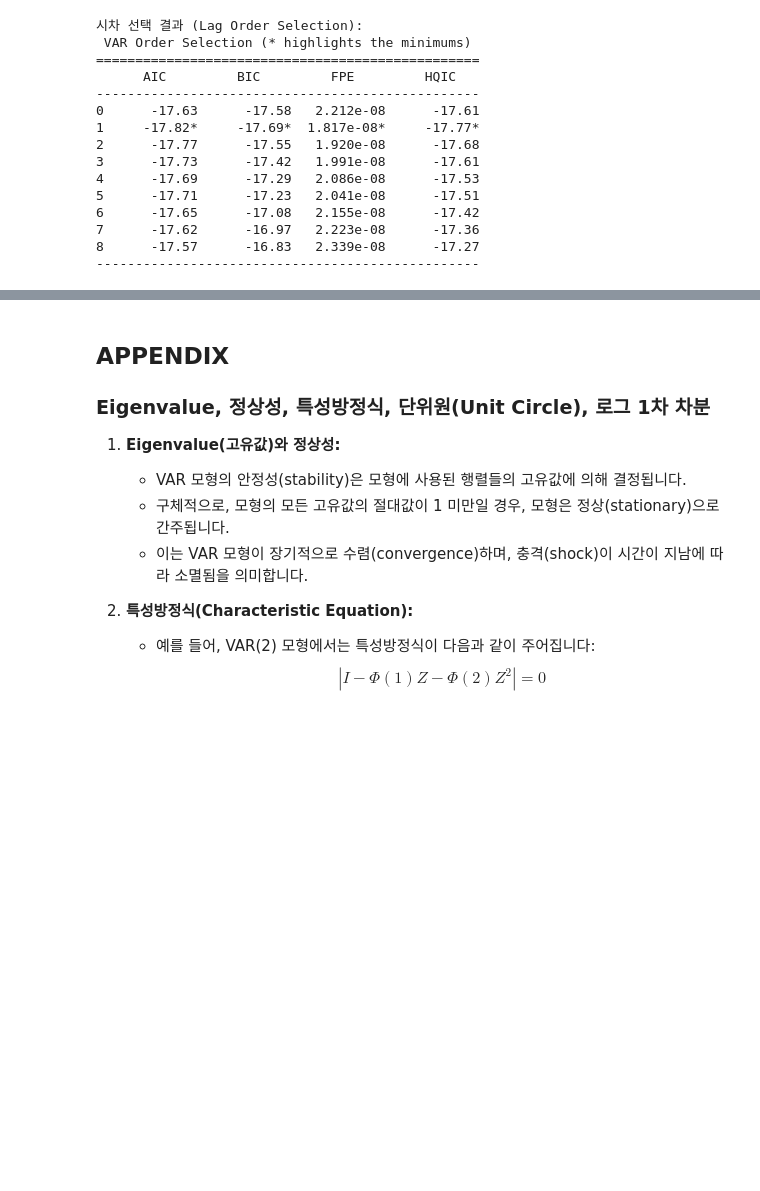
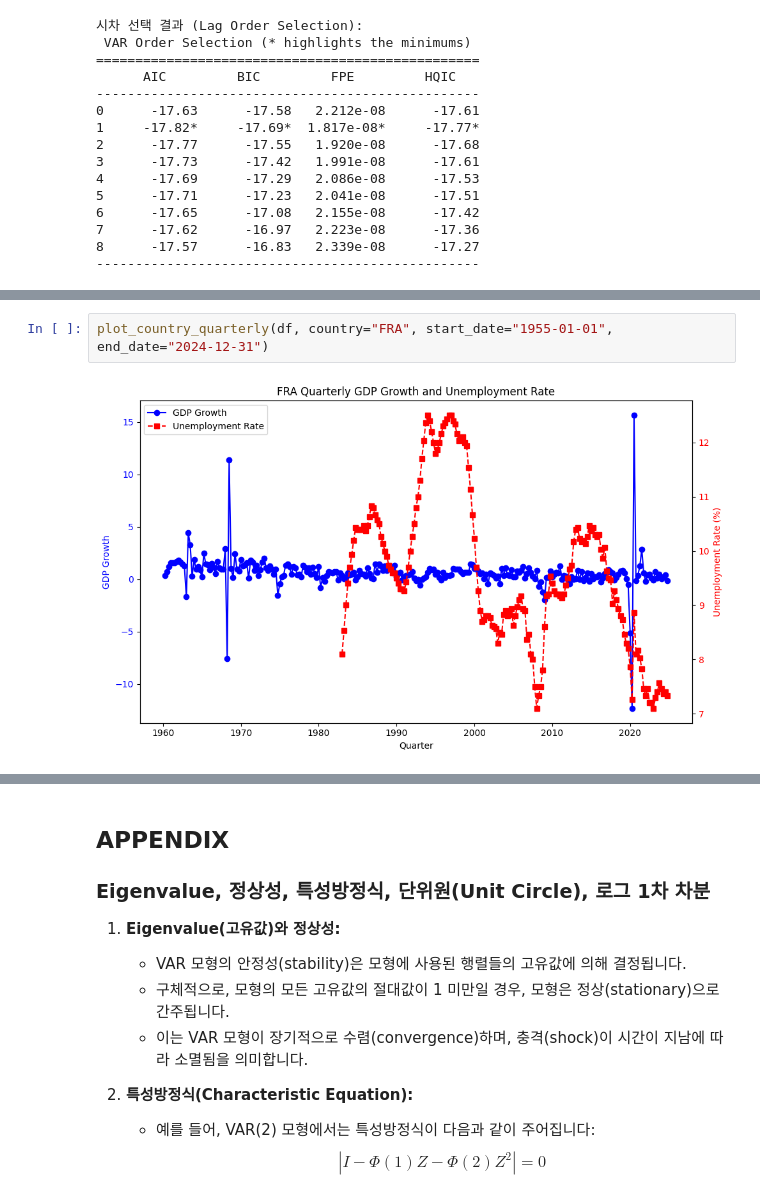
Before and after one commit to minkeymouse/forecasting, a Jupyter notebook: practices/practice4.ipynb, the cells around one changed output, grey strips where cells are left out. Saved outputs shown, nothing was run; the diff lists cells and outputs as text; blank space fills up the shorter version.

```diff
--- a/practices/practice4.ipynb
+++ b/practices/practice4.ipynb
@@ -626,0 +445,4 @@ print(gc_c_to_y.summary())
+# %%
+plot_country_quarterly(df, country="FRA", start_date="1955-01-01", end_date="2024-12-31")
+# %% [output]
+[figure, added]
```
Also changed, not shown: parts of 18 cells of this notebook, 1 other file.
